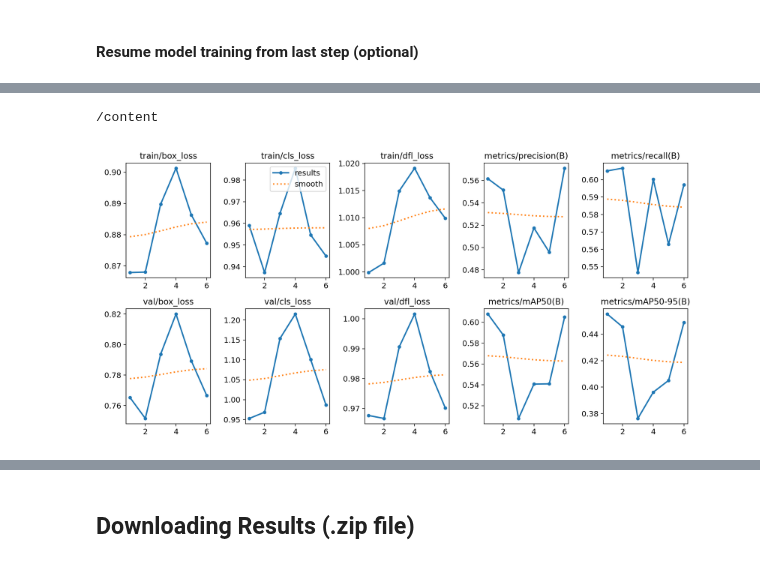
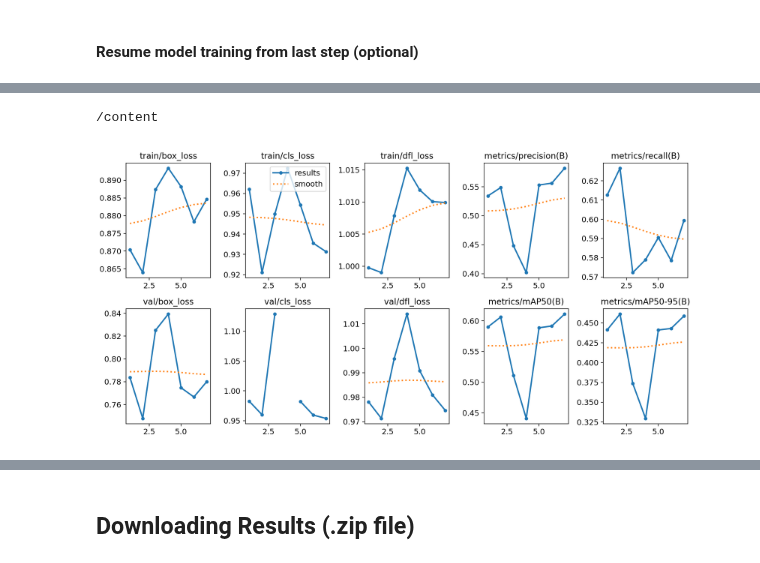
Before and after one commit to katcko/storm_damage_ey_challenge, a Jupyter notebook: notebooks/google_colab/explore_object_detection.ipynb, the cells around one changed output, grey strips where cells are left out. Cells and saved outputs as stored; diff of their text form; code cells hidden in the pictures.

```diff
--- a/notebooks/google_colab/explore_object_detection.ipynb
+++ b/notebooks/google_colab/explore_object_detection.ipynb
@@ -200,6 +156,6 @@ Image(filename=f'{HOME}/{project}/{name}/confusion_matrix_normalized.png', width
 # %%
 %cd {HOME}
-Image(filename=f'{HOME}/{project}/{name}2/results.png', width=600)
+Image(filename=f'{HOME}/{project}/{name}/results.png', width=600)
 # %% [output]
 /content
-[figure, old version]
+[figure, new version]
```
Also changed, not shown: parts of 18 cells of this notebook.
